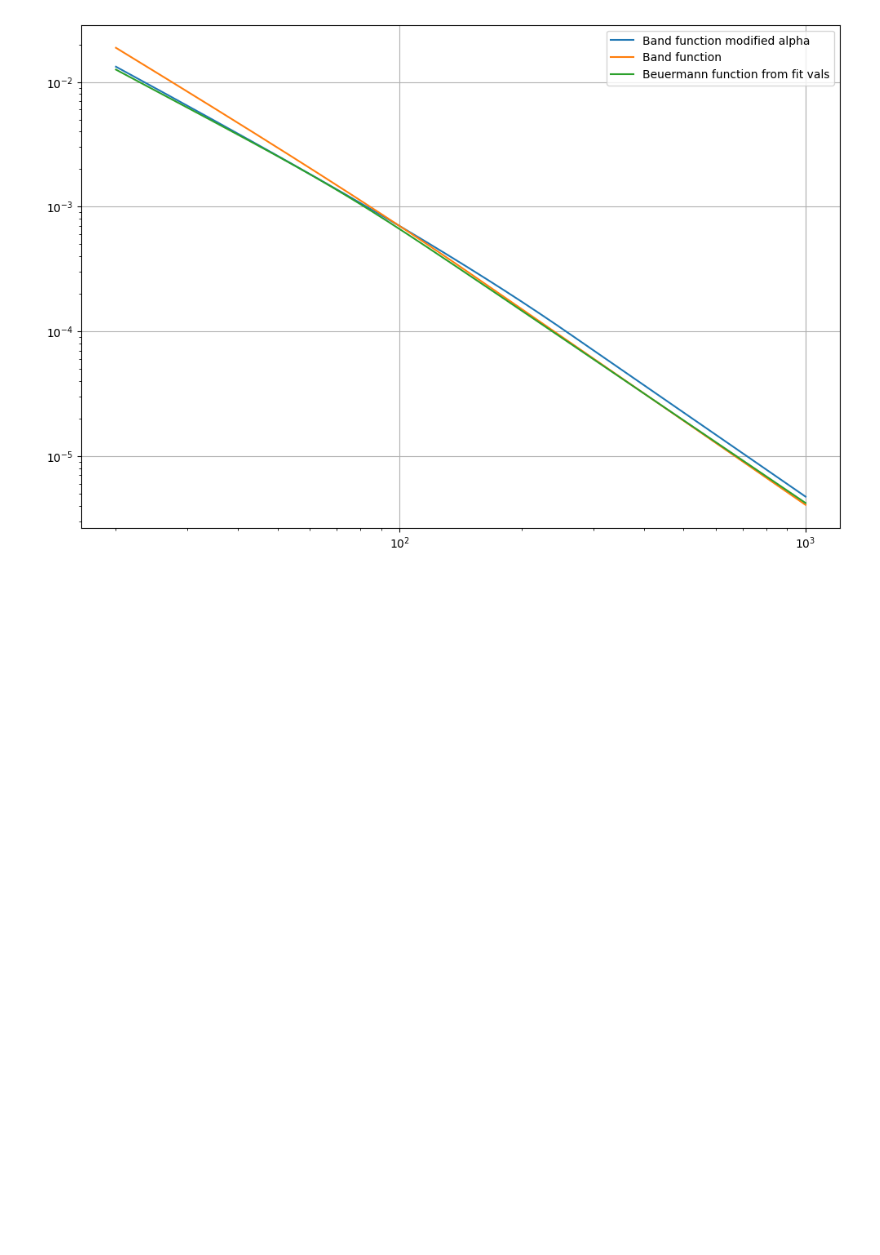
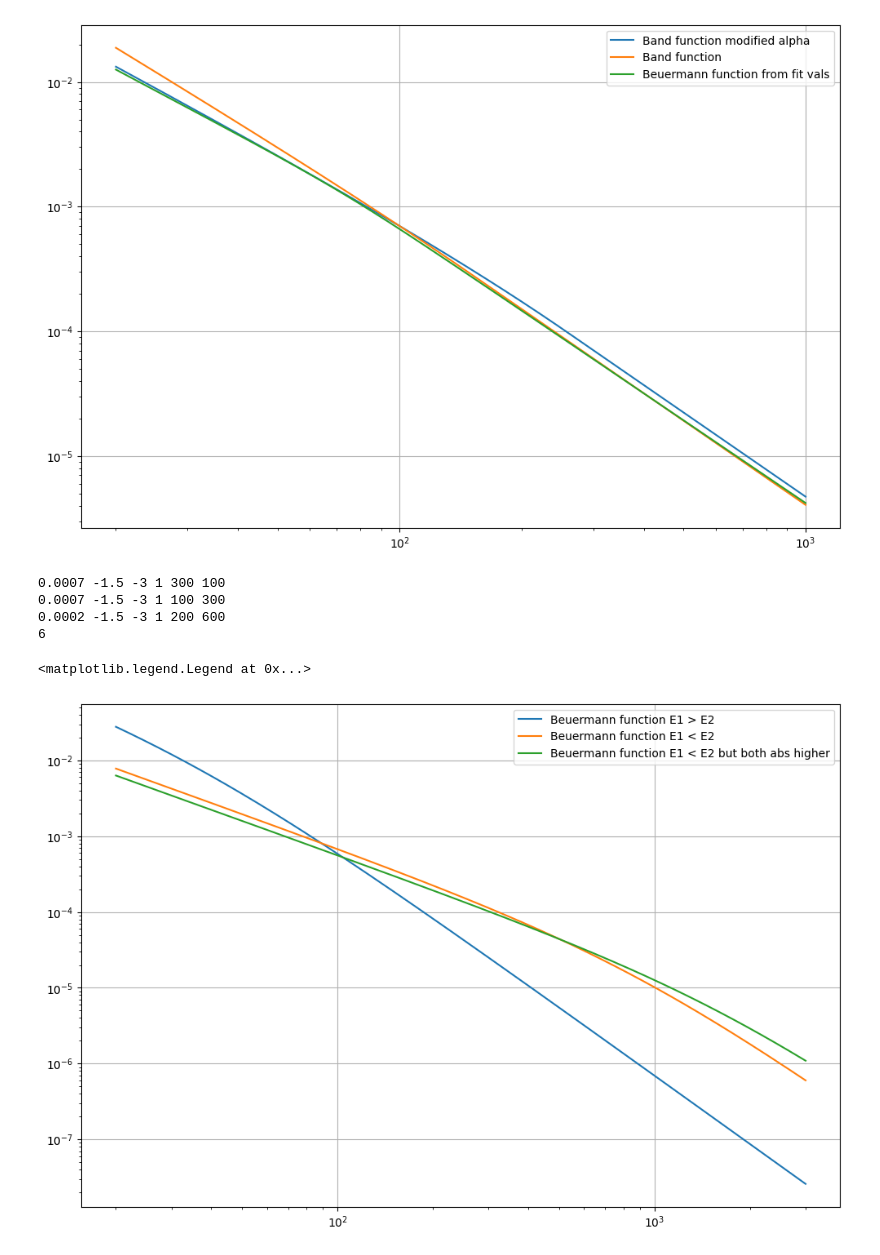
Before and after one commit to timmguthle/INTEGRAL-SPI, a Jupyter notebook: general/test_models.ipynb, the cells around one changed output. Saved outputs shown, nothing was run; the diff lists cells and outputs as text; code cells hidden in the pictures; blank space fills up the shorter version.

```diff
--- a/general/test_models.ipynb
+++ b/general/test_models.ipynb
@@ -74,0 +71,40 @@ def beuermann(E, norm1=0.1, i1=1.32,i2=2.88,E1=30,E2 = 30,n1=1,k1 = 1,k2 = 1):
+# %%
+
+x = np.geomspace(20, 3000, 200)
+
+beuermann = Beuermann()
+y2 = beuermann.evaluate(x, 7e-4, -1.5, -3, 1, 300, 100)
+y3 = beuermann.evaluate(x, 7e-4, -1.5, -3, 1, 100, 300)
+y4 = beuermann.evaluate(x, 2e-4, -1.5, -3, 1, 200, 600)
+
+
+print(len(fit_vals_beuermann))
+
+# y_fit = beuermann.evaluate(x, *fit_vals_beuermann)
+# fit_vals_beuermann[3] = 10
+# y_fit_2 = beuermann.evaluate(x, *fit_vals_beuermann)
+
+# comparison of the spectrum functions with real fit values
+
+fig, ax = plt.subplots(figsize=(12, 8))
+
+ax.grid()
+
+ax.set_xscale('log')
+ax.set_yscale('log')
+# ax.plot(x, y, label='Band function modified alpha')
+# ax.plot(x, y_b, label='Band function')
+# ax.plot(x, y2, label='Beuermann function n = 1')
+ax.plot(x, y2, label='Beuermann function E1 > E2')
+ax.plot(x, y3, label='Beuermann function E1 < E2')
+ax.plot(x, y4, label='Beuermann function E1 < E2 but both abs higher')
+# ax.plot(x, y_fit_2, label='Beuermann function')
+
+ax.legend()
+# %% [output]
+0.0007 -1.5 -3 1 300 100
+0.0007 -1.5 -3 1 100 300
+0.0002 -1.5 -3 1 200 600
+6
+<matplotlib.legend.Legend at 0x...>
+[figure, added]
```
Also changed, not shown: parts of 1 cell of this notebook, 3 other files.
